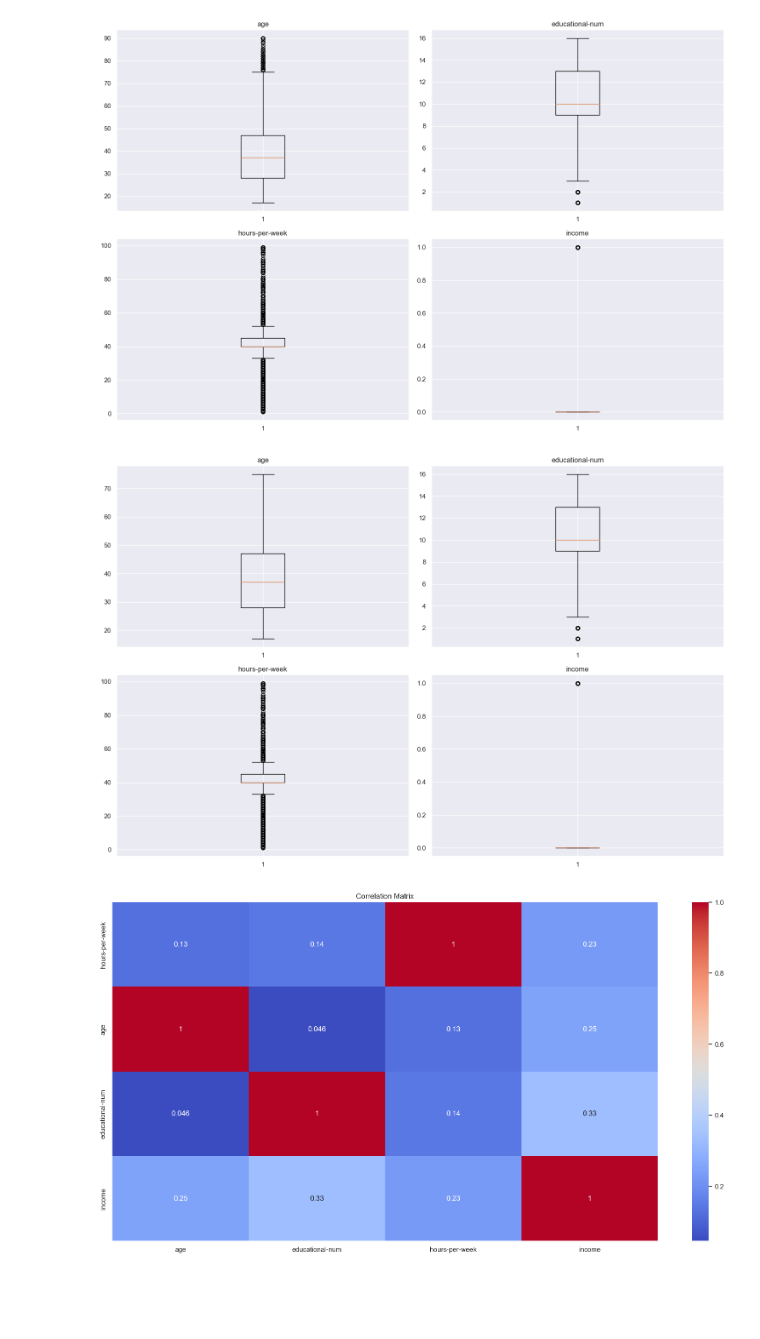
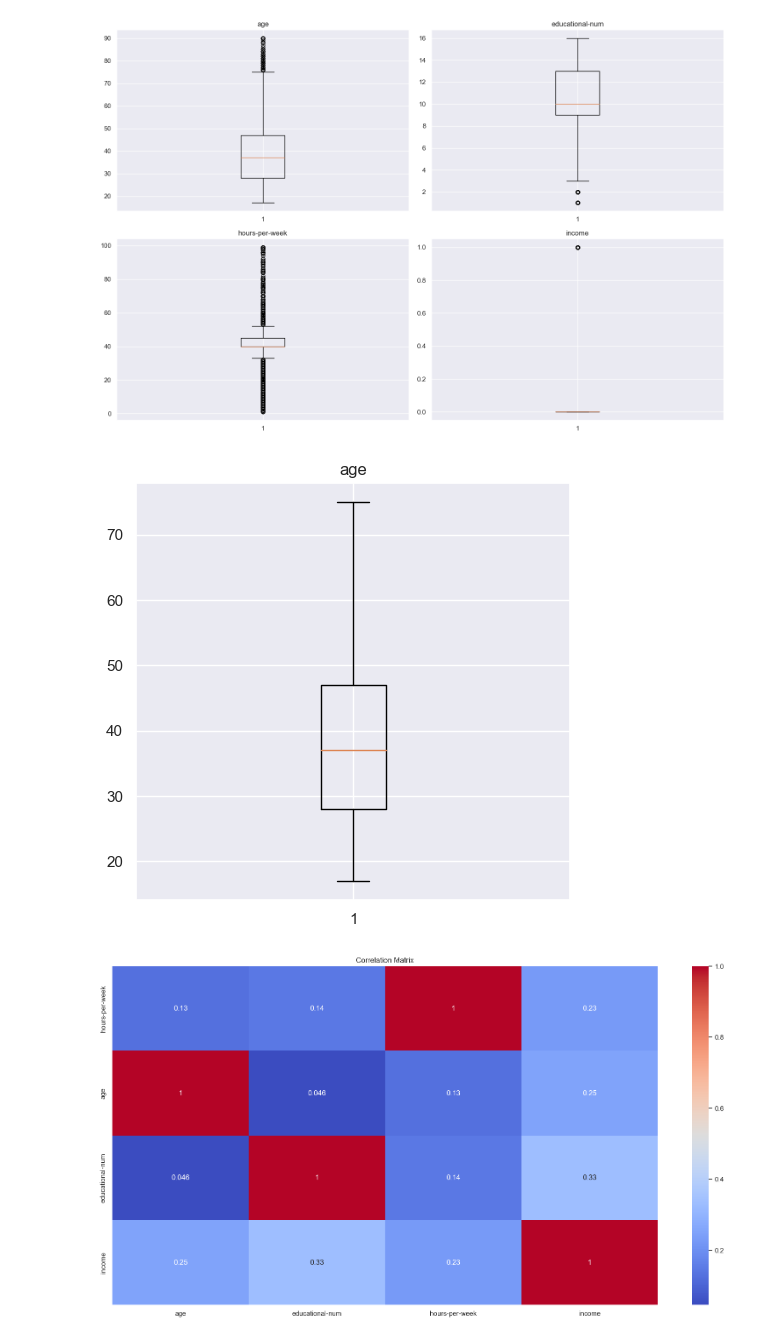
Before and after one commit to bbiggy/MINI_PRO_MAX, a Jupyter notebook: NEW_train_MOdel.ipynb, the cells around one changed output. Drawn from its saved outputs; the diff is of its cells as text; code cells hidden in the pictures; blank space fills up the shorter version.

```diff
--- a/NEW_train_MOdel.ipynb
+++ b/NEW_train_MOdel.ipynb
@@ -461,26 +505,18 @@ IQR = Q3 - Q1
 outliers = df_dump[(df_dump['age'] < Q1 - 1.5 * IQR) | (df_dump['age'] > Q3 + 1.5 * IQR)]
 
 df_dump.drop(outliers.index, inplace=True)
-# %%
-# เลือกเฉพาะคอลัมน์ที่เป็นตัวเลข
-numerical_cols = df_dump.select_dtypes(include=['number']).columns
-
-# กำหนดขนาดของ Figure และจำนวน Subplot
-plt.figure(figsize=(15, 10))
-num_plots = len(numerical_cols)
-subplot_rows = int(np.ceil(np.sqrt(num_plots)))
-subplot_cols = int(np.ceil(num_plots / subplot_rows))
-
-# สร้าง Subplot
-for i, col in enumerate(numerical_cols):
-    plt.subplot(subplot_rows, subplot_cols, i+1)
-    plt.boxplot(df_dump[col])
-    plt.title(col)
-
-plt.tight_layout()
-plt.show()
-# %% [output]
-[figure, removed]
+# %%
+# เลือกเฉพาะคอลัมน์ 'age'
+plt.figure(figsize=(5, 5))
+
+# สร้าง boxplot สำหรับคอลัมน์ 'age'
+plt.boxplot(df_dump['age'])
+plt.title('age')
+
+plt.tight_layout()
+plt.show()
+# %% [output]
+[figure, added]
 # %%
 # เลือกเฉพาะคอลัมน์ที่เป็นตัวเลข
 df_show = df_dump.select_dtypes(include=['number'])
```
Also changed, not shown: parts of 17 cells of this notebook, 2 other files.
